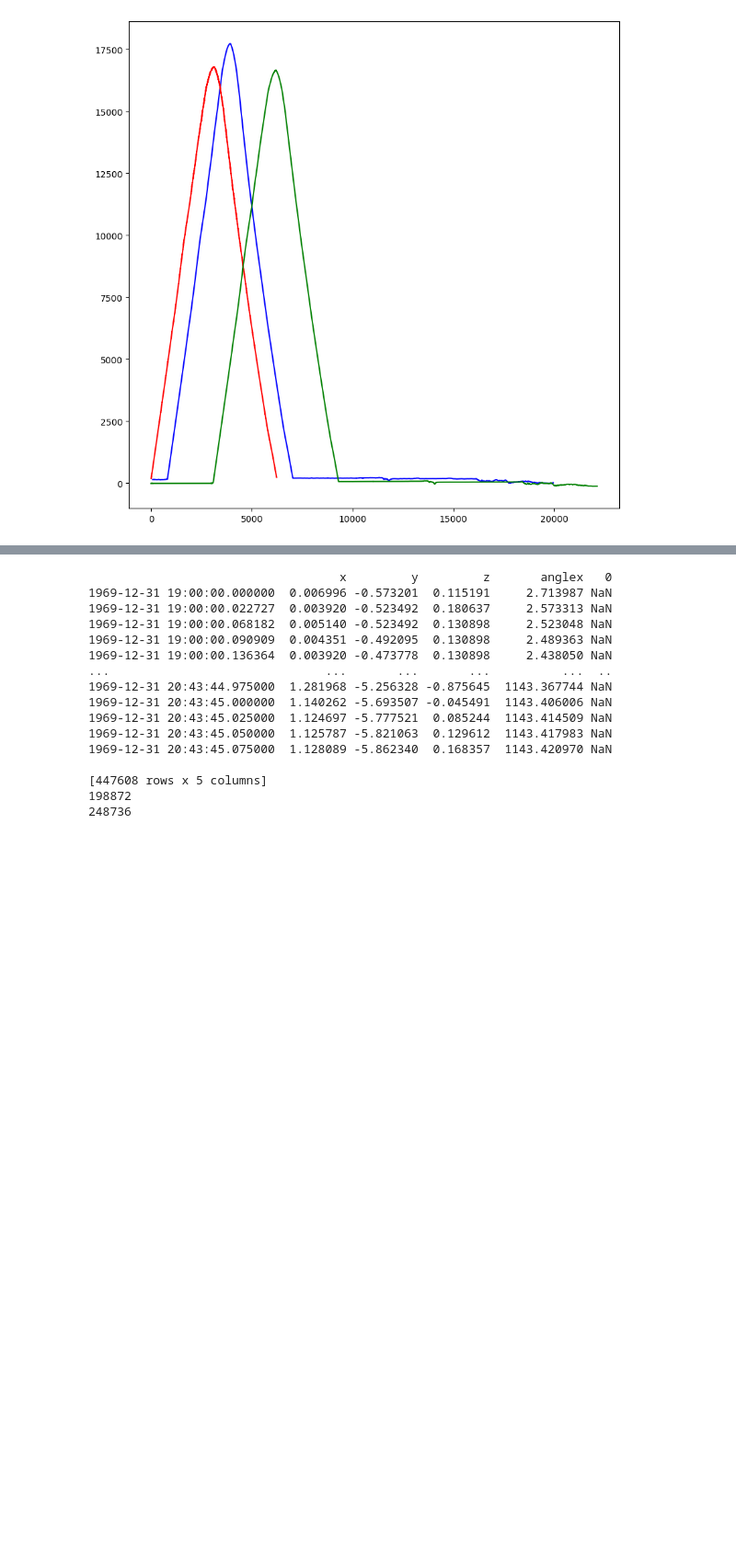
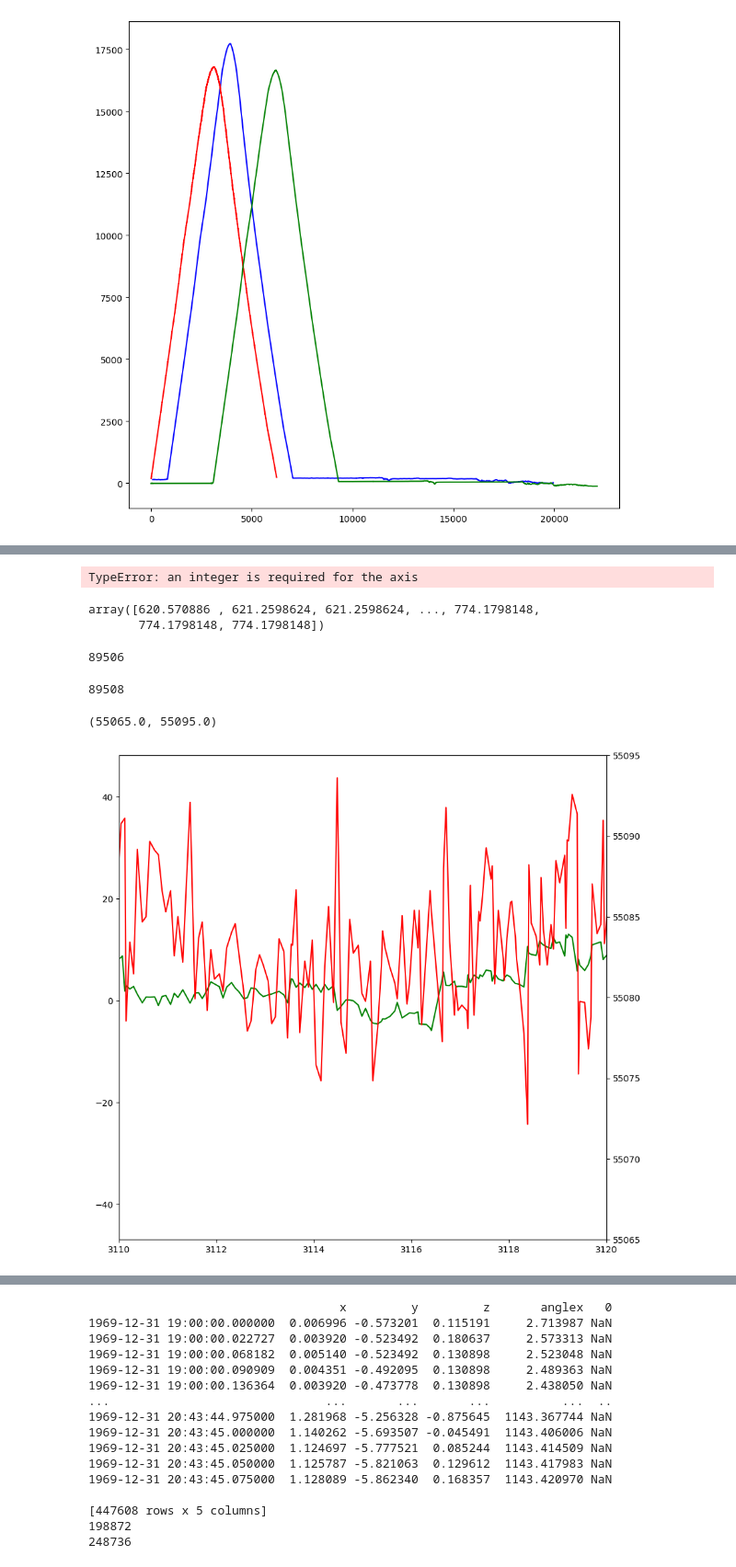
Before and after one commit to UMDBPP/TUFFcode, a Jupyter notebook: Data Analysis/data playground.ipynb, the cells around one changed output, grey strips where cells are left out. Shown at 92% size. Saved outputs shown, nothing was run; the diff lists cells and outputs as text; code cells hidden in the pictures; blank space fills up the shorter version.

```diff
--- a/Data Analysis/data playground.ipynb
+++ b/Data Analysis/data playground.ipynb
@@ -264,0 +246,35 @@ plt.ylim([620, 640])
+# %%
+L = [2,4,4,7,5,8,6,6,6,3]
+
+# ar = L.values
+[np.concatenate(([True],L[:-1] != L[1:]))]
+# %% [output]
+TypeError: an integer is required for the axis
+# %%
+altitude
+# %% [output]
+array([620.570886 , 621.2598624, 621.2598624, ..., 774.1798148,
+       774.1798148, 774.1798148])
+# %%
+len(np.convolve(ascent_rate, np.ones(3)/3, mode='valid'))
+# %% [output]
+89506
+# %%
+len(ascent_rate)
+# %% [output]
+89508
+# %%
+fig, ax1 = plt.subplots()
+
+N = 80
+ax1.plot(t_ascent_rate[N-1:], np.convolve(ascent_rate, np.ones(N)/N, mode='valid'), 'g')
+
+ax2 = ax1.twinx()
+ax2.plot(t_altitude, altitude, 'r')
+
+plt.xlim([3110, 3120])
+# ax1.set_ylim(0, 50)
+ax2.set_ylim(55065, 55095)
+# %% [output]
+(55065.0, 55095.0)
+[figure, added]
```
Also changed, not shown: parts of 7 cells of this notebook.
